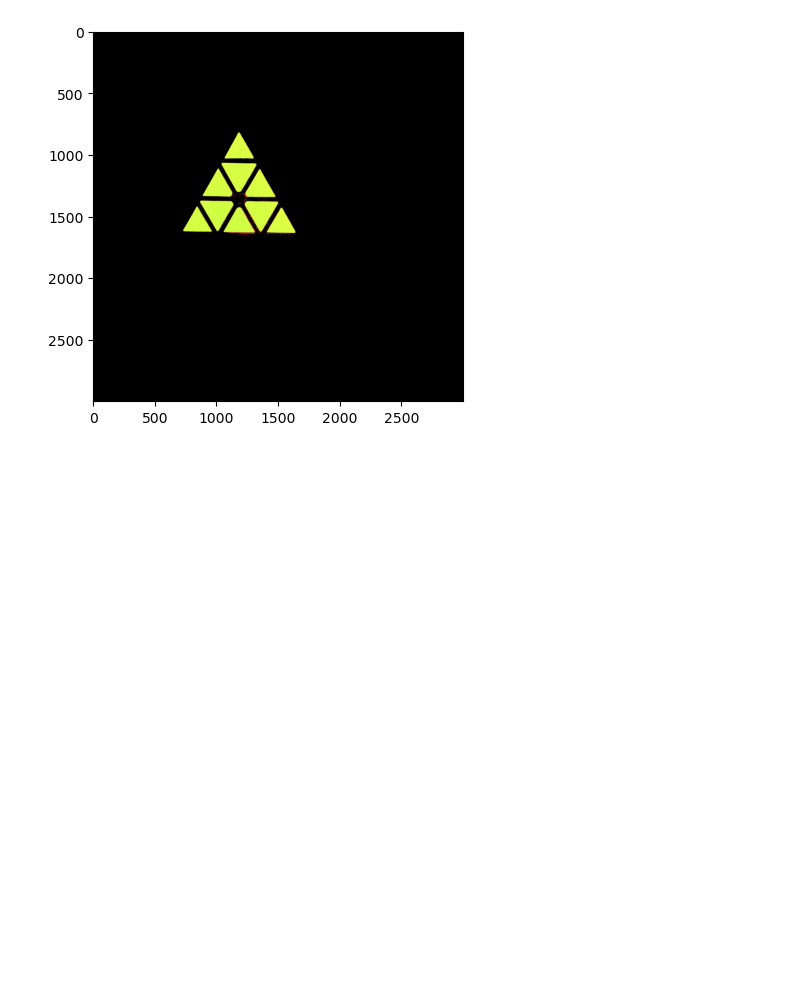
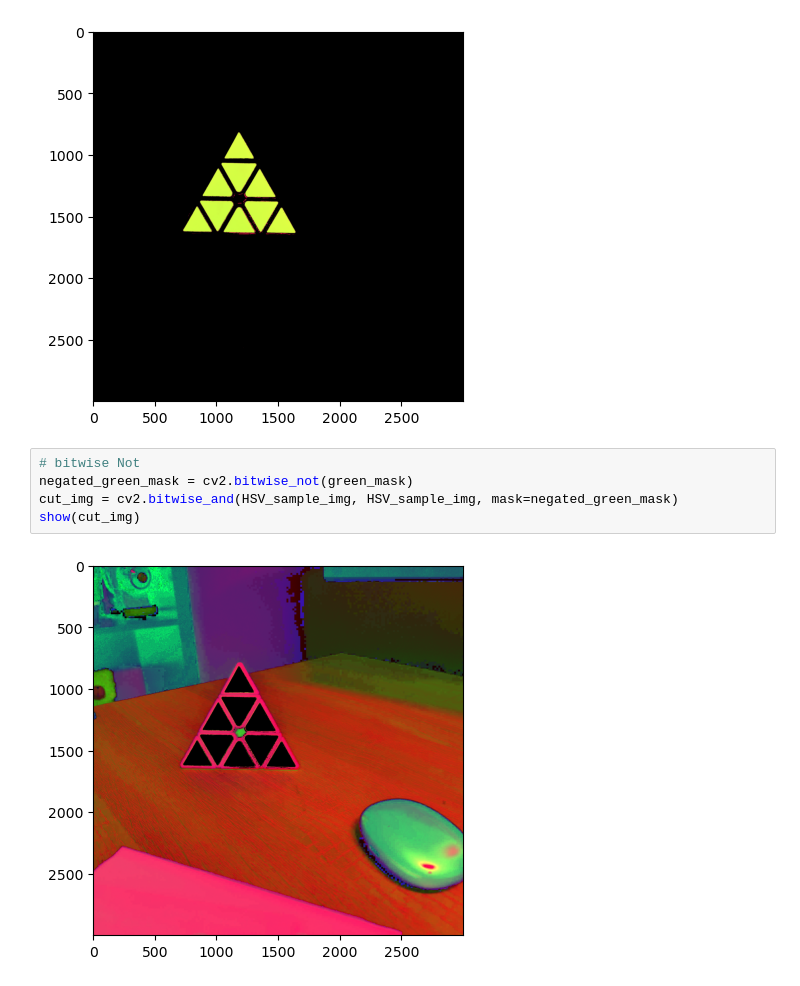
Before and after one commit to nikpan1/CV1-lecture2023, a Jupyter notebook: CV1_lecture01.ipynb, the cells around one changed output. Drawn from its saved outputs; the diff is of its cells as text; blank space fills up the shorter version.

```diff
--- a/CV1_lecture01.ipynb
+++ b/CV1_lecture01.ipynb
@@ -189,5 +188,12 @@ show(obtained_image)
 # %% [output]
 [figure]
 [figure]
+# %%
+# bitwise Not
+negated_green_mask = cv2.bitwise_not(green_mask)
+cut_img = cv2.bitwise_and(HSV_sample_img, HSV_sample_img, mask=negated_green_mask)
+show(cut_img)
+# %% [output]
+[figure, added]
 # %%
 img = cv2.imread("data/pyraminx.jpg", cv2.IMREAD_GRAYSCALE)
```
Also changed, not shown: parts of 9 cells of this notebook, 2 other files.
